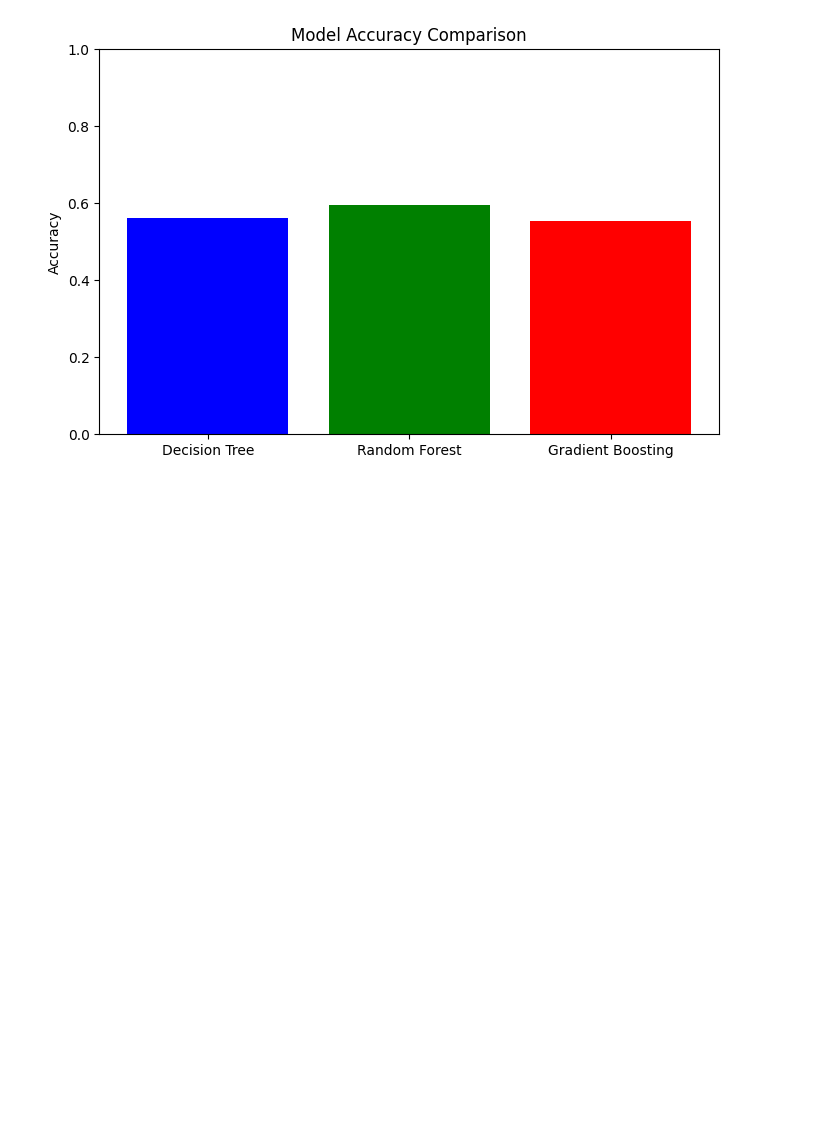
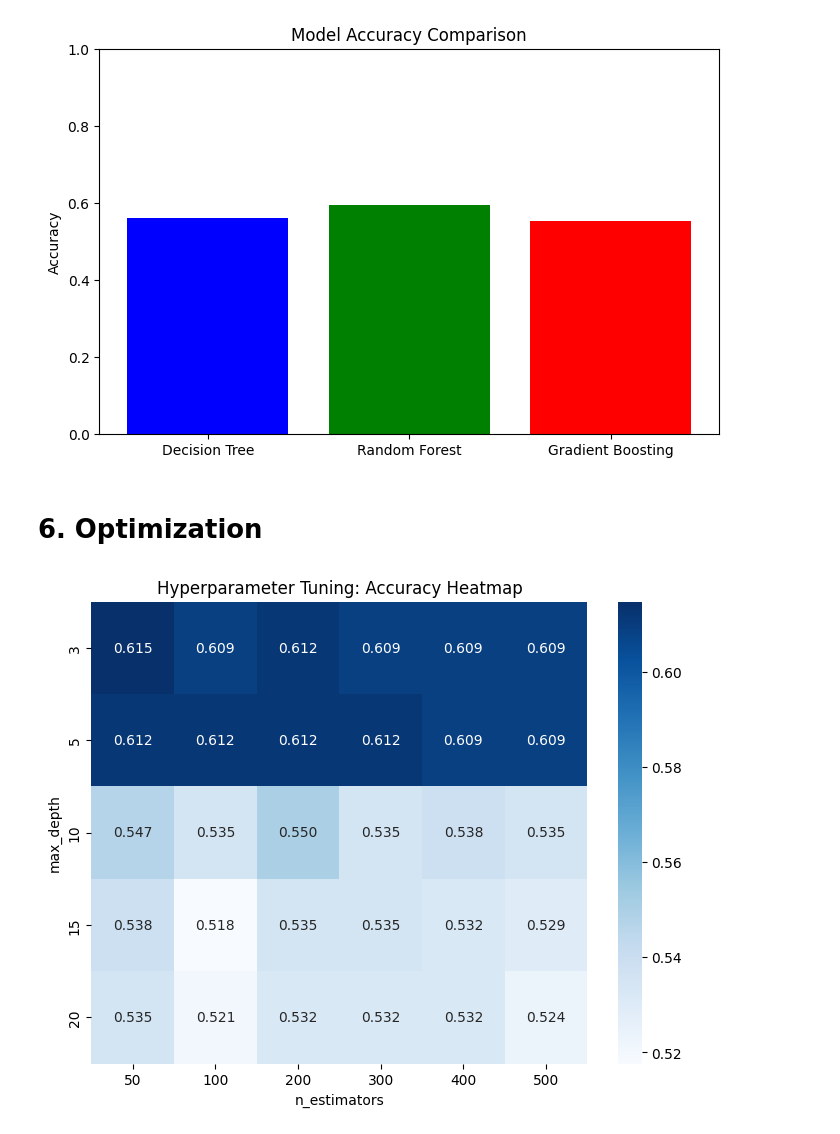
Before and after one commit to XanderYoon/EAS_8803, a Jupyter notebook: Week_7/Ensemble_Classification.ipynb, the cells around one changed output. Saved outputs shown, nothing was run; the diff lists cells and outputs as text; code cells hidden in the pictures; blank space fills up the shorter version.

Commit message:
added grid search optimization to ensemble

```diff
--- a/Week_7/Ensemble_Classification.ipynb
+++ b/Week_7/Ensemble_Classification.ipynb
@@ -39,7 +36,7 @@ from sklearn.ensemble import RandomForestClassifier, GradientBoostingClassifier
 # %% [markdown]
 # 1.1 Clean Data
 # %%
-data = pd.read_csv('e:\Academic\EAS_8803_Data\EAS_8803_Data\ENSO_Data\ENSO.csv')
+data = pd.read_csv('ENSO.csv')
 
 # Remove rows with null values
 data.dropna(inplace=True)
@@ -226,3 +223,42 @@ Decision Tree Accuracy: 0.56
 Random Forest Accuracy: 0.60
 Gradient Boosting Accuracy: 0.55
 [figure]
+# %% [markdown]
+# 6. Optimization
+# %%
+import numpy as np
+import pandas as pd
+import matplotlib.pyplot as plt
+import seaborn as sns
+from sklearn.ensemble import RandomForestClassifier
+from sklearn.model_selection import GridSearchCV
+from sklearn.metrics import accuracy_score, confusion_matrix, ConfusionMatrixDisplay
+
+# Define hyperparameter grid
+param_grid = {
+    'n_estimators': [50, 100, 200, 300, 400, 500],
+    'max_depth': [3, 5, 10, 15, 20]
+}
+
+# Initialize Random Forest Classifier
+rf_model = RandomForestClassifier(random_state=42)
+
+# Grid Search with Cross-Validation
+grid_search = GridSearchCV(rf_model, param_grid, cv=5, scoring='accuracy', n_jobs=-1, return_train_score=True)
+grid_search.fit(X_train, y_train)
+
+# Extract results
+cv_results = pd.DataFrame(grid_search.cv_results_)
+
+# Create pivot table for heatmap
+pivot_table = cv_results.pivot(index='param_max_depth', columns='param_n_estimators', values='mean_test_score')
+
+# Plot the heatmap
+plt.figure(figsize=(8, 6))
+sns.heatmap(pivot_table, annot=True, cmap="Blues", fmt=".3f")
+plt.xlabel("n_estimators")
+plt.ylabel("max_depth")
+plt.title("Hyperparameter Tuning: Accuracy Heatmap")
+plt.show()
+# %% [output]
+[figure, added]
```
Also changed, not shown: parts of 1 cell of this notebook, 3 other files.
